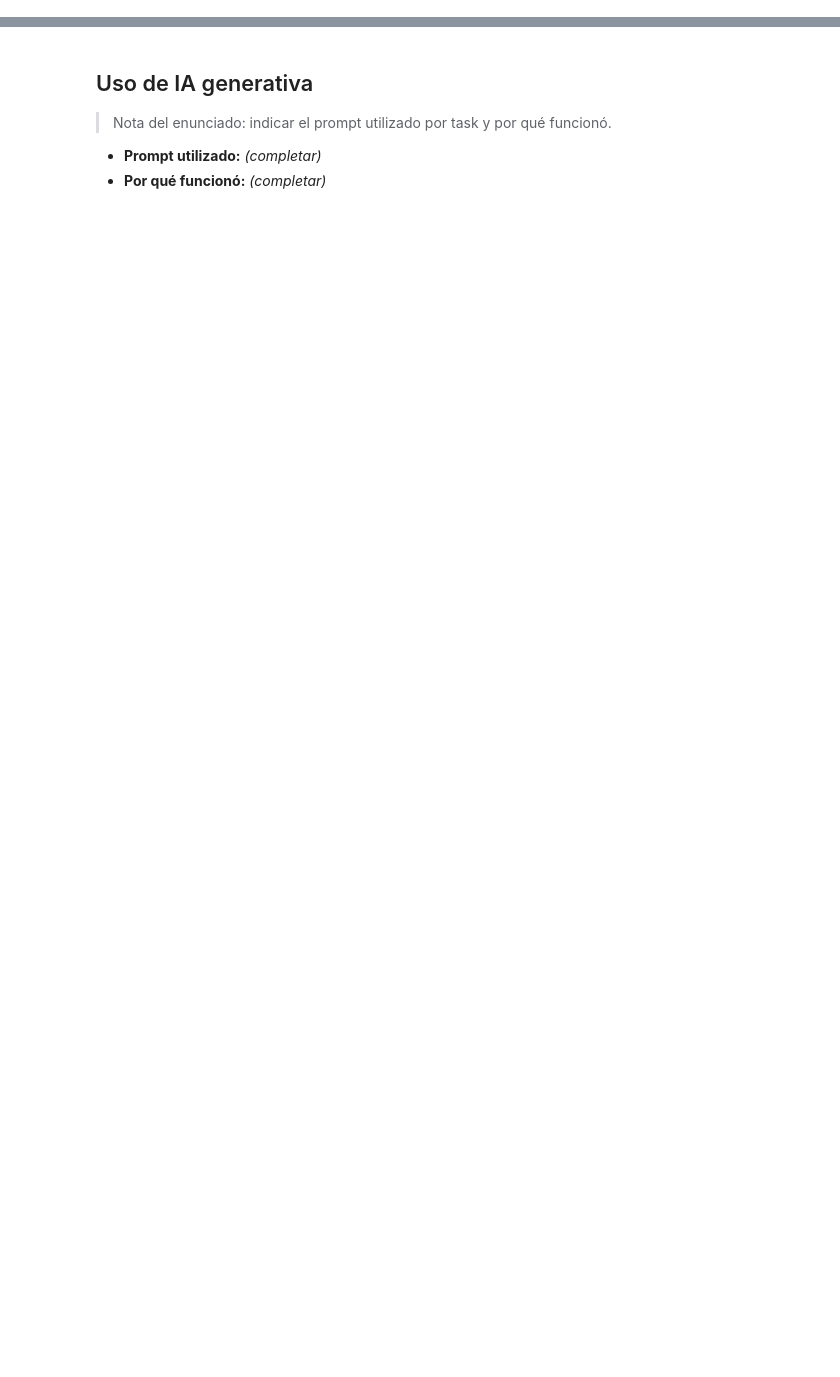
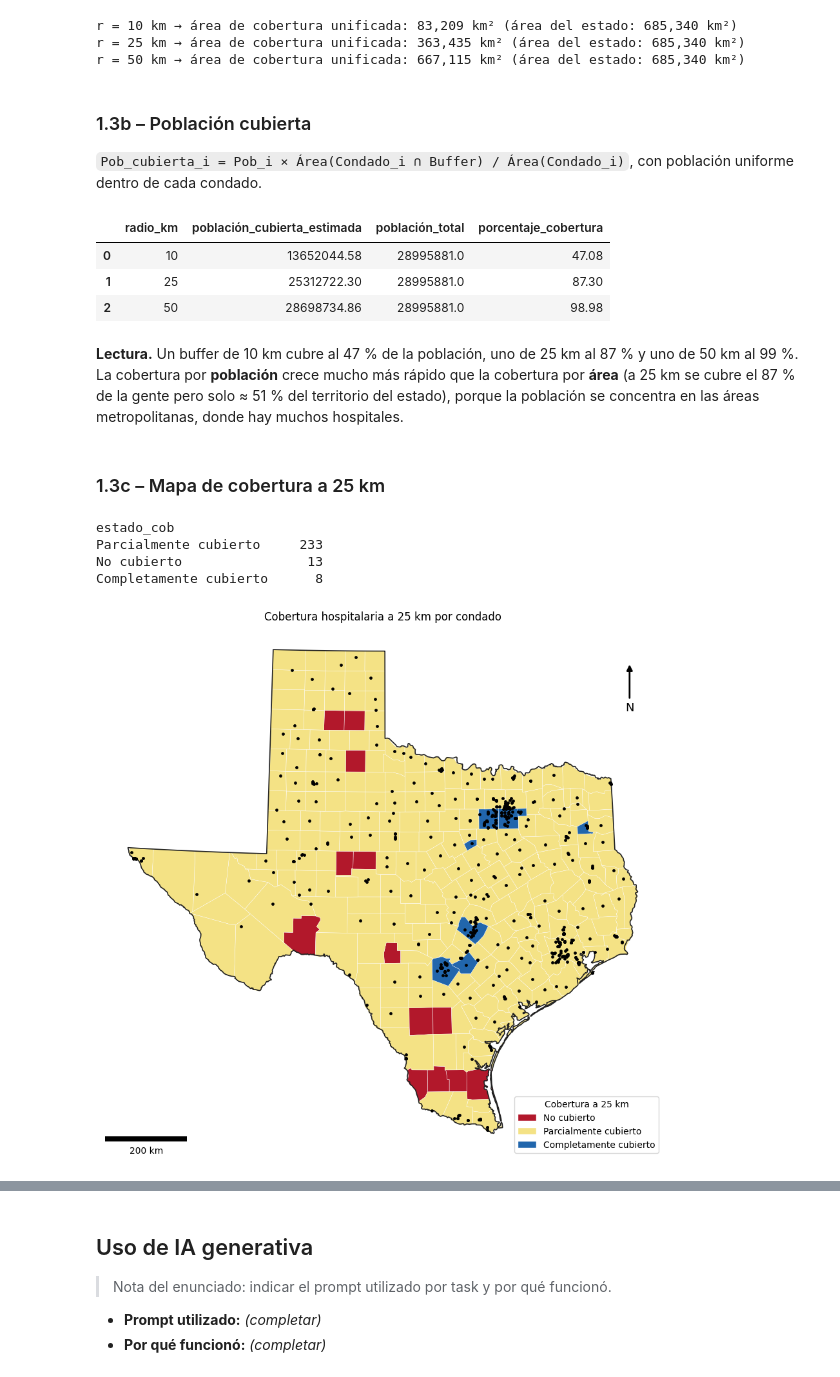
Before and after one commit to hadelacruz/Modelo-espacial, a Jupyter notebook: lab5.ipynb, the cells around one changed output, grey strips where cells are left out. Drawn from its saved outputs; the diff is of its cells as text; code cells hidden in the pictures; blank space fills up the shorter version.

```diff
--- a/lab5.ipynb
+++ b/lab5.ipynb
@@ -483,0 +77,12 @@ ax.set_axis_off(); plt.tight_layout(); plt.savefig(FIG / "mclp_voraz.png", dpi=1
+# %%
+# Población: quitar fips >= 80000 y normalizar a string de 5 dígitos
+n0 = len(pob_raw)
+pob = pob_raw[pob_raw["fips"] < 80000].copy()
+pob["fips"] = pob["fips"].astype(str).str.zfill(5)
+print(f"Población: {n0} registros → {len(pob)} tras eliminar {n0 - len(pob)} con FIPS ≥ 80000")
+
+# Hospitales: porcentaje de nulos en camas_total y filtro
+pct_nulos = hosp_raw["camas_total"].isna().mean() * 100
+hosp_all = hosp_raw[hosp_raw["camas_total"].notna()].copy()
+print(f"Hospitales: {pct_nulos:.2f} % con camas_total nulo ({hosp_raw['camas_total'].isna().sum()} de {len(hosp_raw)})")
+print(f"Hospitales con datos de camas a nivel nacional: {len(hosp_all)}")
@@ -483,0 +266,54 @@ ax.set_axis_off(); plt.tight_layout(); plt.savefig(FIG / "mclp_voraz.png", dpi=1
+# %%
+RADII = [10, 25, 50]
+cobertura = {r: hosp_p.buffer(r * 1000).union_all() for r in RADII}      # unary_union de los buffers del mismo radio
+for r in RADII:
+    print(f"r = {r:>2} km → área de cobertura unificada: {cobertura[r].area / 1e6:,.0f} km² (área del estado: {estado_p.area.iloc[0] / 1e6:,.0f} km²)")
+# %% [output]
+r = 10 km → área de cobertura unificada: 83,209 km² (área del estado: 685,340 km²)
+r = 25 km → área de cobertura unificada: 363,435 km² (área del estado: 685,340 km²)
+r = 50 km → área de cobertura unificada: 667,115 km² (área del estado: 685,340 km²)
+# %% [markdown]
+### 1.3b – Población cubierta
+`Pob_cubierta_i = Pob_i × Área(Condado_i ∩ Buffer) / Área(Condado_i)`, con población uniforme dentro de cada condado.
+# %%
+POP_TOTAL = cond_p["poblacion"].sum()
+filas = []
+for r in RADII:
+    frac = shapely.area(shapely.intersection(cond_p.geometry.values, cobertura[r])) / cond_p.geometry.area.values   # fracción de área cubierta
+    cond_p[f"frac_{r}"] = np.clip(frac, 0, 1)
+    cond_p[f"cub_{r}"] = cond_p["poblacion"] * cond_p[f"frac_{r}"]
+    filas.append({"radio_km": r, "población_cubierta_estimada": cond_p[f"cub_{r}"].sum(),
+                  "población_total": POP_TOTAL, "porcentaje_cobertura": 100 * cond_p[f"cub_{r}"].sum() / POP_TOTAL})
+tabla_cob = pd.DataFrame(filas)
+display(tabla_cob.round(2))
+# %% [output]
+|  | radio_km | población_cubierta_estimada | población_total | porcentaje_cobertura |
+| 0 | 10 | 13652044.58 | 28995881.0 | 47.08 |
+| 1 | 25 | 25312722.30 | 28995881.0 | 87.30 |
+| 2 | 50 | 28698734.86 | 28995881.0 | 98.98 |
+# %% [markdown]
+**Lectura.** Un buffer de 10 km cubre al 47 % de la población, uno de 25 km al 87 % y uno de 50 km al 99 %. La cobertura por **población** crece mucho más rápido que la cobertura por **área** (a 25 km se cubre el 87 % de la gente pero solo ≈ 51 % del territorio del estado), porque la población se concentra en las áreas metropolitanas, donde hay muchos hospitales.
+# %% [markdown]
+### 1.3c – Mapa de cobertura a 25 km
+# %%
+frac25 = cond_p["frac_25"]
+cond_p["estado_cob"] = pd.Categorical(
+    np.select([frac25 >= 0.999, frac25 > 1e-6], ["Completamente cubierto", "Parcialmente cubierto"], "No cubierto"),
+    ["No cubierto", "Parcialmente cubierto", "Completamente cubierto"])
+print(cond_p["estado_cob"].value_counts().to_string())
+
+cmap = ListedColormap(["#b2182b", "#f4e285", "#2166ac"])        # divergente: rojo (sin cobertura) – amarillo – azul
+fig, ax = plt.subplots(figsize=(9, 9))
+cond_p.plot(column="estado_cob", cmap=cmap, categorical=True, legend=True, ax=ax, edgecolor="white", linewidth=0.3,
+            legend_kwds={"loc": "lower right", "title": "Cobertura a 25 km"})
+estado_p.boundary.plot(ax=ax, color="#222", linewidth=1.2)
+ax.scatter(hosp_p.geometry.x, hosp_p.geometry.y, s=6, color="k", zorder=3, label="Hospitales")
+ax.add_artist(ScaleBar(1, "m", length_fraction=0.25, location="lower left")); north_arrow(ax)
+ax.set_title("Cobertura hospitalaria a 25 km por condado")
+ax.set_axis_off(); plt.tight_layout(); plt.savefig(FIG / "cobertura_25km.png", dpi=150); plt.show()
+# %% [output]
+estado_cob
+Parcialmente cubierto     233
+No cubierto                13
+Completamente cubierto      8
+[figure, added]
```
Also changed, not shown: parts of 93 cells of this notebook, 13 other files.
